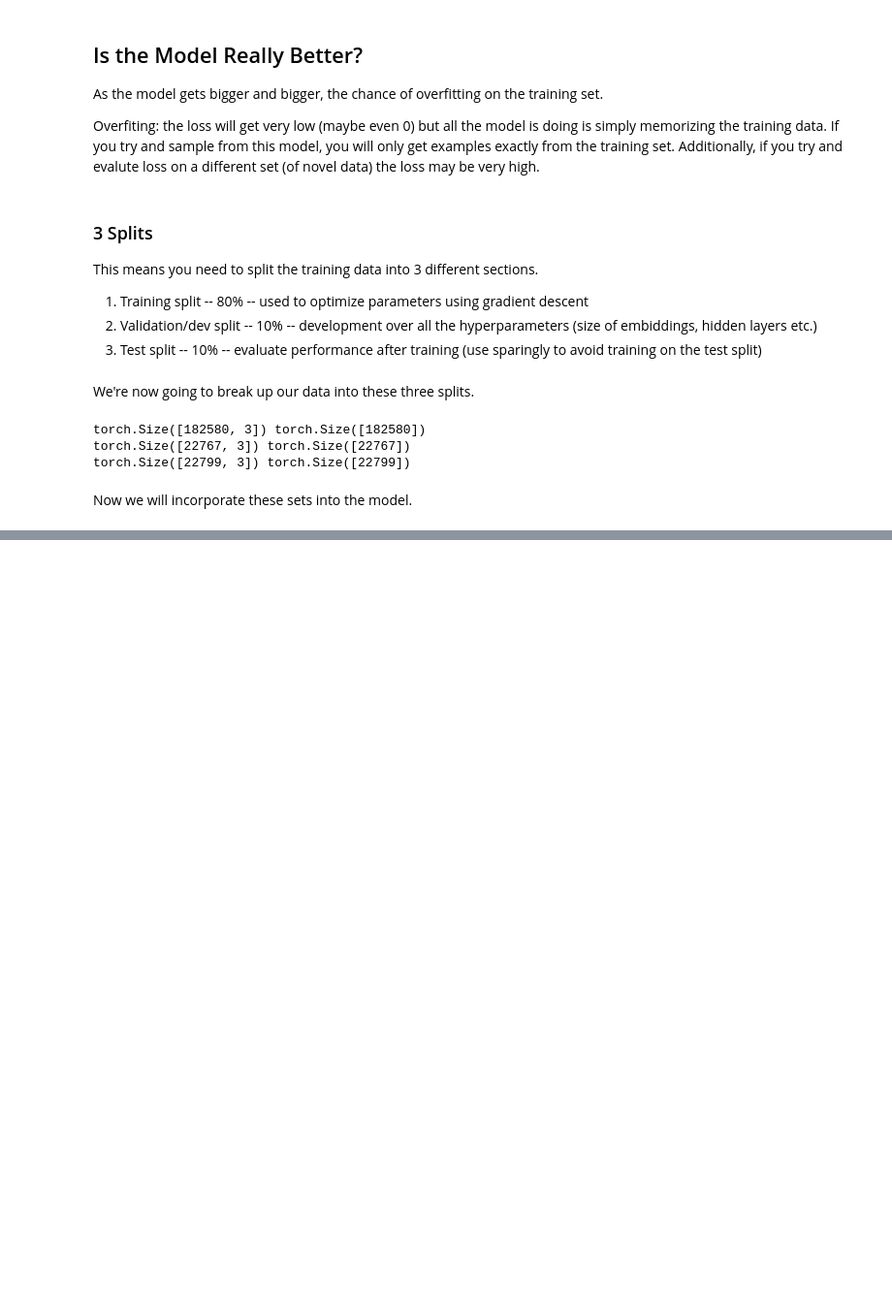
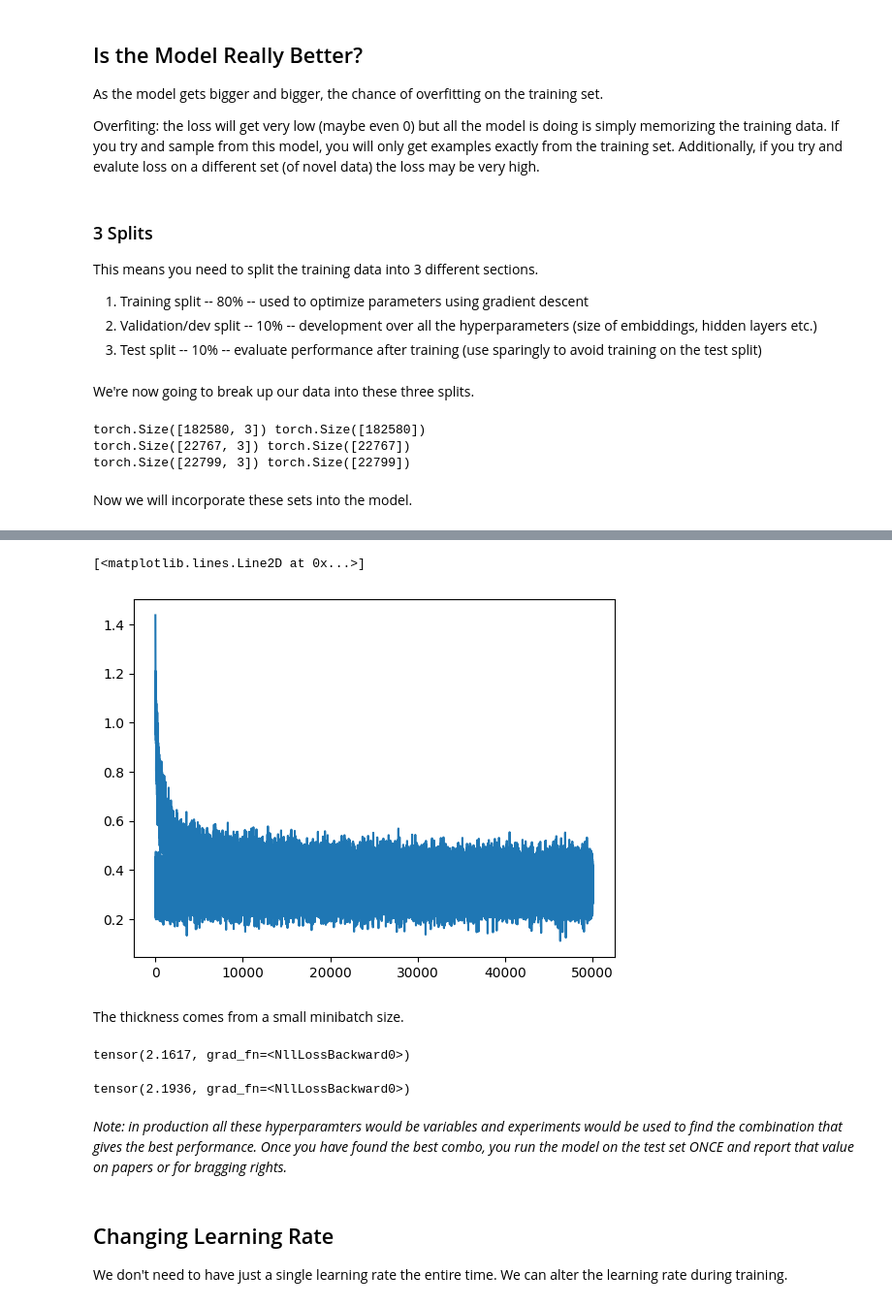
Before and after one commit to bkinaan/nn-karpathy, a Jupyter notebook: building_makemore/makemore1.ipynb, the cells around one changed output, grey strips where cells are left out. Shown at 97% size. Saved outputs shown, nothing was run; the diff lists cells and outputs as text; code cells hidden in the pictures; blank space fills up the shorter version.

```diff
--- a/building_makemore/makemore1.ipynb
+++ b/building_makemore/makemore1.ipynb
@@ -502,0 +613,72 @@ for i in range(1000):
+# %%
+for p in parameters:
+    p.requires_grad = True
+# %%
+# for tracking learning rate stats
+lri = []
+lossi = []
+stepsi = []
+# %%
+# training
+for i in range(50000):
+
+    # minibatch construct
+    ix = torch.randint(0, Xtr.shape[0], (32,)) # creating a minibatch of size 32
+
+    # calculating loss (forward pass)
+    emb = C[Xtr[ix]] # (32, 3, 2)
+    h = torch.tanh(emb.view(-1, 30) @ W1 + b1) # changing to match embeddings -- in production this value wouldn't be hard coded
+    logits = h @ W2 + b2 # (32, 27)
+    # counts = logits.exp()
+    # prob = counts / counts.sum(1, keepdim=True)
+    # loss = -prob[torch.arange(32), Y].log().mean()
+
+    loss = F.cross_entropy(logits, Ytr[ix])
+
+    # print(loss.item())
+    # backward pass
+    for p in parameters:
+        p.grad = None
+    loss.backward()
+    # update parameters
+    # lr = lrs[i]
+    lr = 0.01
+    for p in parameters:
+        p.data += -lr * p.grad # manual value is learning rate
+
+    # track stats for learning rate
+    # lri.append(lre[i])
+    stepsi.append(i)
+    lossi.append(loss.log10().item())
+#print(loss.item())
+# %%
+plt.plot(stepsi, lossi)
+# %% [output]
+[<matplotlib.lines.Line2D at 0x...>]
+[figure, added]
+# %% [markdown]
+The thickness comes from a small minibatch size.
+# %%
+# evaluate on training
+emb = C[Xtr]
+h = torch.tanh(emb.view(-1, 30) @ W1 + b1)
+logits = h @ W2 + b2
+loss = F.cross_entropy(logits, Ytr)
+loss
+# %% [output]
+tensor(2.1617, grad_fn=<NllLossBackward0>)
+# %%
+# evaluate on dev
+emb = C[Xdev]
+h = torch.tanh(emb.view(-1, 30) @ W1 + b1)
+logits = h @ W2 + b2
+loss = F.cross_entropy(logits, Ydev)
+loss
+# %% [output]
+tensor(2.1936, grad_fn=<NllLossBackward0>)
+# %% [markdown]
+*Note: in production all these hyperparamters would be variables and experiments would be used to find the combination that gives the best performance. Once you have found the best combo, you run the model on the test set ONCE and report that value on papers or for bragging rights.*
+# %% [markdown]
+## Changing Learning Rate
+
+We don't need to have just a single learning rate the entire time. We can alter the learning rate during training.
```
Also changed, not shown: parts of 27 cells of this notebook.
